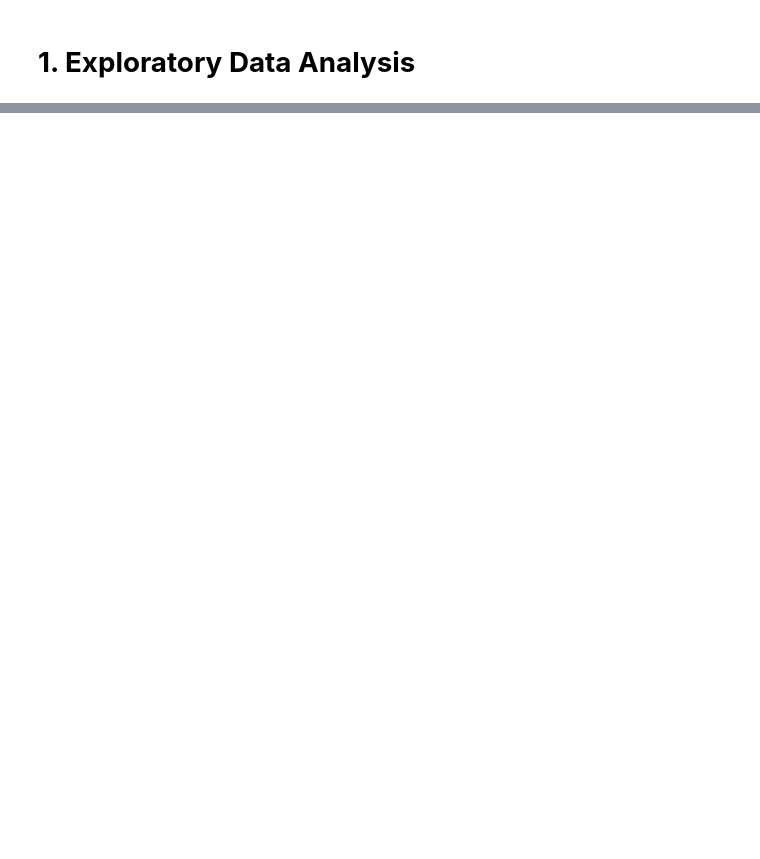
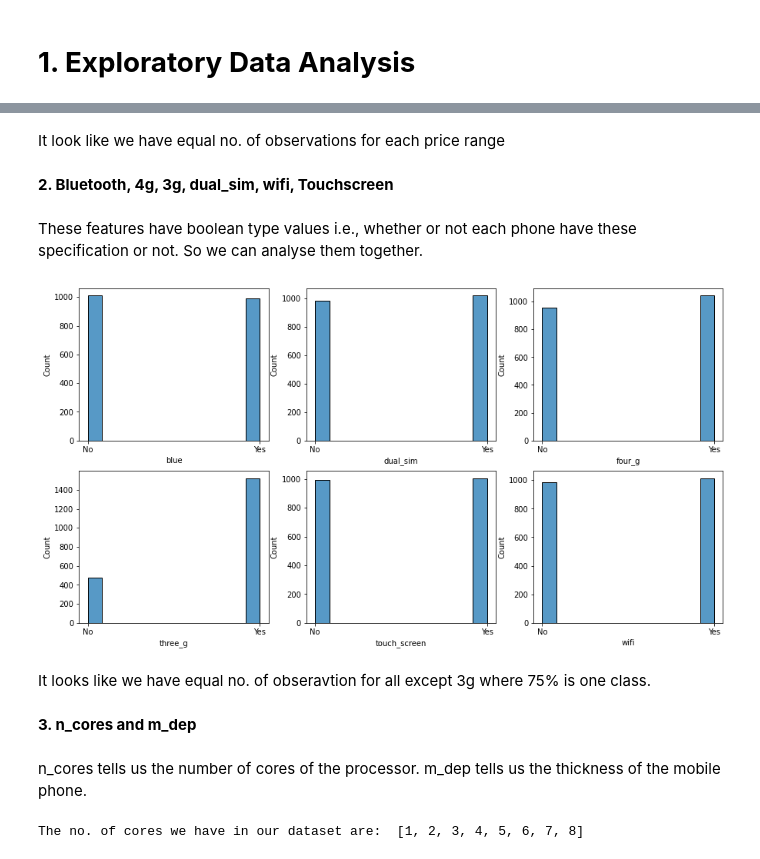
Before and after one commit to avilashsrivastava/Mobile-Price-Range-Prediction, a Jupyter notebook: Individual_Final_Notebook.ipynb, the cells around one changed output, grey strips where cells are left out. Saved outputs shown, nothing was run; the diff lists cells and outputs as text; code cells hidden in the pictures; blank space fills up the shorter version.

```diff
--- a/Individual_Final_Notebook.ipynb
+++ b/Individual_Final_Notebook.ipynb
@@ -171,0 +232,31 @@ To start with let us look at the features/variables/columns we have in our datas
+# %% [markdown]
+It look like we have equal no. of observations for each price range
+# %% [markdown]
+<b> 2. Bluetooth, 4g, 3g, dual_sim, wifi, Touchscreen
+# %% [markdown]
+These features have boolean type values i.e., whether or not each phone have these specification or not. So we can  analyse them together.
+# %%
+# creating a list of these variables
+list1=['blue','dual_sim','four_g','three_g','touch_screen','wifi']
+
+# visualizing the count of each by running a for loop
+plt.figure(figsize=(15,8))
+for index,item in enumerate(list1):
+  plt.subplot(2,3,index+1)
+  xtick=[0,1]
+  label=['No','Yes']
+  plt.xticks(xtick,label)
+  sns.histplot(mobile_df[item])
+# %% [output]
+[figure, added]
+# %% [markdown]
+It looks like we have equal no. of obseravtion for all except 3g where 75% is one class.
+# %% [markdown]
+<b> 3. n_cores and m_dep
+# %% [markdown]
+n_cores tells us the number of cores of the processor. m_dep tells us the thickness of the mobile phone.
+# %%
+# finding the no of cores we have
+print('The no. of cores we have in our dataset are: ',sorted(list(mobile_df['n_cores'].unique())))
+# %% [output]
+The no. of cores we have in our dataset are:  [1, 2, 3, 4, 5, 6, 7, 8]
```
Also changed, not shown: parts of 31 cells of this notebook.
